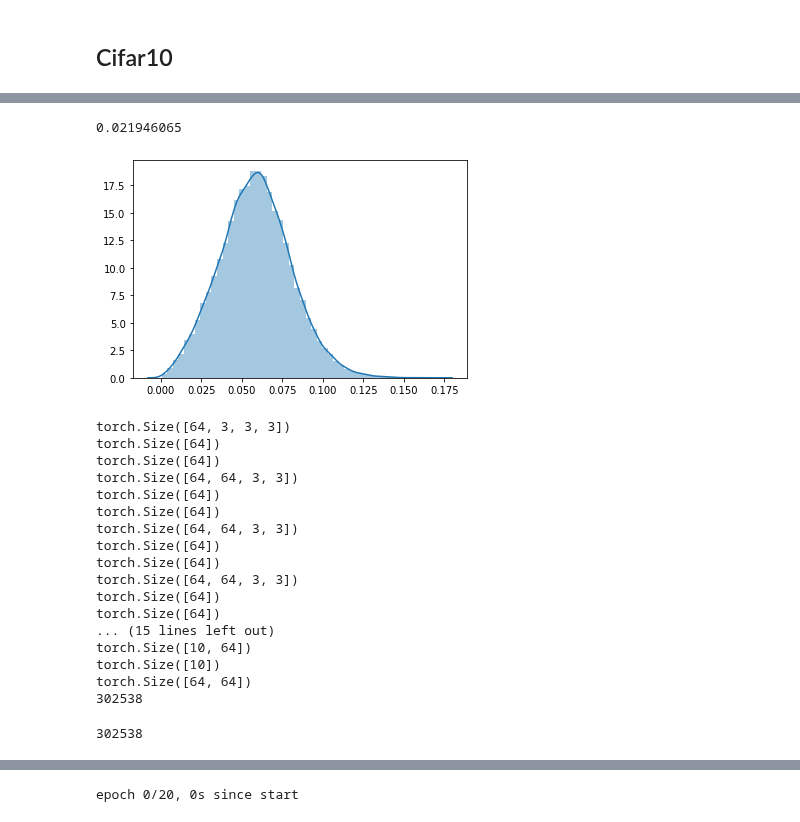
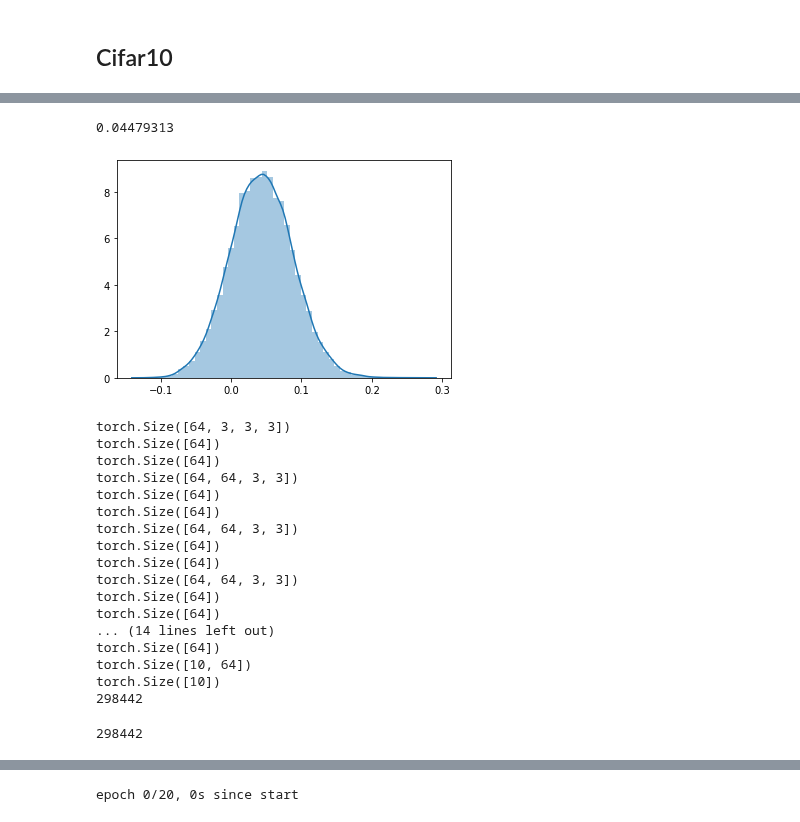
Before and after one commit to maxkvant/LinearizedNNs, a Jupyter notebook: notebooks/Myrtle10.ipynb, the cells around one changed output, grey strips where cells are left out. Saved outputs shown, nothing was run; the diff lists cells and outputs as text; code cells hidden in the pictures.

Commit message:
no batchnorm

```diff
--- a/notebooks/Myrtle10.ipynb
+++ b/notebooks/Myrtle10.ipynb
@@ -46,46 +48,49 @@ class Flatten(nn.Module):
     def forward(self, input):
         return input.view(input.size(0), -1)
 
-def Conv(in_filters, out_filters):
-    conv = nn.Conv2d(in_filters, out_filters, kernel_size=3, stride=1, padding=1, bias=False)
+def Conv(in_filters, out_filters, groups=1):
+    conv = nn.Conv2d(in_filters, out_filters, kernel_size=3, stride=1, padding=1, groups=groups, bias=False)
     conv.weight.data *= np.sqrt(3)
     return conv
-
-def BatchNorm(num_filters):
-    return nn.BatchNorm2d(num_filters)
 
 class Normalize(nn.Module):
     def forward(self, input):
         return nn.functional.normalize(input, p=2, dim=1, eps=1e-8)
 
 class Myrtle10(nn.Module):
-    def __init__(self, num_classes=10, input_filters=3, num_filters=256):
+    def __init__(self, num_classes=10, input_filters=3, num_filters=256, groups=1):
         super(Myrtle10, self).__init__()
+        filters = num_filters * groups
+
+        def Activation():
+          return nn.ReLU()
+
+        def ActivationExp():
+          return nn.Sequential(nn.BatchNorm2d(filters),
+                               nn.CELU()
+                 )
 
         self.layers = nn.Sequential(
-            Conv(input_filters, num_filters), BatchNorm(num_filters), nn.ReLU(),
+            Conv(input_filters, filters),         Activation(),
 
-            Conv(num_filters, num_filters),   BatchNorm(num_filters), nn.ReLU(),
-            Conv(num_filters, num_filters),   BatchNorm(num_filters), nn.ReLU(),
+            Conv(filters, filters, groups),       Activation(),
+            Conv(filters, filters, groups),       Activation(),
             nn.AvgPool2d(kernel_size=2, stride=2),
 
-            Conv(num_filters, num_filters), BatchNorm(num_filters), nn.ReLU(),
-            Conv(num_filters, num_filters), BatchNorm(num_filters), nn.ReLU(),
-            Conv(num_filters, num_filters), BatchNorm(num_filters), nn.ReLU(),
+            Conv(filters, filters, groups),       Activation(),
+            Conv(filters, filters, groups),       Activation(),
+            Conv(filters, filters, groups),       Activation(),
             nn.AvgPool2d(kernel_size=2, stride=2),
 
-            Conv(num_filters, num_filters), BatchNorm(num_filters), nn.ReLU(),
-            Conv(num_filters, num_filters), BatchNorm(num_filters), nn.ReLU(),
-            Conv(num_filters, num_filters), BatchNorm(num_filters), nn.ReLU(),
+            Conv(filters, filters, groups),       Activation(),
+            Conv(filters, filters, groups),       Activation(),
+            Conv(filters, filters, groups),       Activation(),
             nn.AvgPool2d(kernel_size=8, stride=8),
             Normalize(),
             Flatten()
         )
         self.classifier =  nn.Linear(num_filters, num_classes, bias=True)
-        # self.classifier.weight.data *= np.sqrt(3)
 
-        self.to_readout = nn.Linear(num_filters, num_filters, bias=False)
-        # self.to_readout.weight.data *= np.sqrt(3)
 
     def readout(self, x):
         return self.layers(x)
@@ -140,22 +144,22 @@ device(type='cuda', index=0)
 # %%
-model = Myrtle10().to(device)
+model = Myrtle10(num_filters=128, groups=2).to(device)
 for batch_id, (X, y) in enumerate(train_loader):
   if batch_id > 20:
     break
   X, y = X.to(device), y.to(device)
   model.readout(X)
 
 _, (X, y) = next(enumerate(train_loader))
 X, y = X.to(device), y.to(device)
 
 
 output = model.readout(X).detach().cpu().numpy()
 sns.distplot(output.reshape(-1))
 
 np.std(output.reshape(-1))
 # %% [output]
-0.021946065
+0.04479313
-[figure, old version]
+[figure, new version]
 # %%
 from pytorch_impl.nns.utils import print_sizes
 
@@ -173,9 +177,9 @@ torch.Size([64])
 torch.Size([64, 64, 3, 3])
 torch.Size([64])
 torch.Size([64])
-... (15 lines left out)
+... (14 lines left out)
+torch.Size([64])
 torch.Size([10, 64])
 torch.Size([10])
-torch.Size([64, 64])
-302538
+298442
-302538
+298442
```
Also changed, not shown: parts of 19 cells of this notebook.
